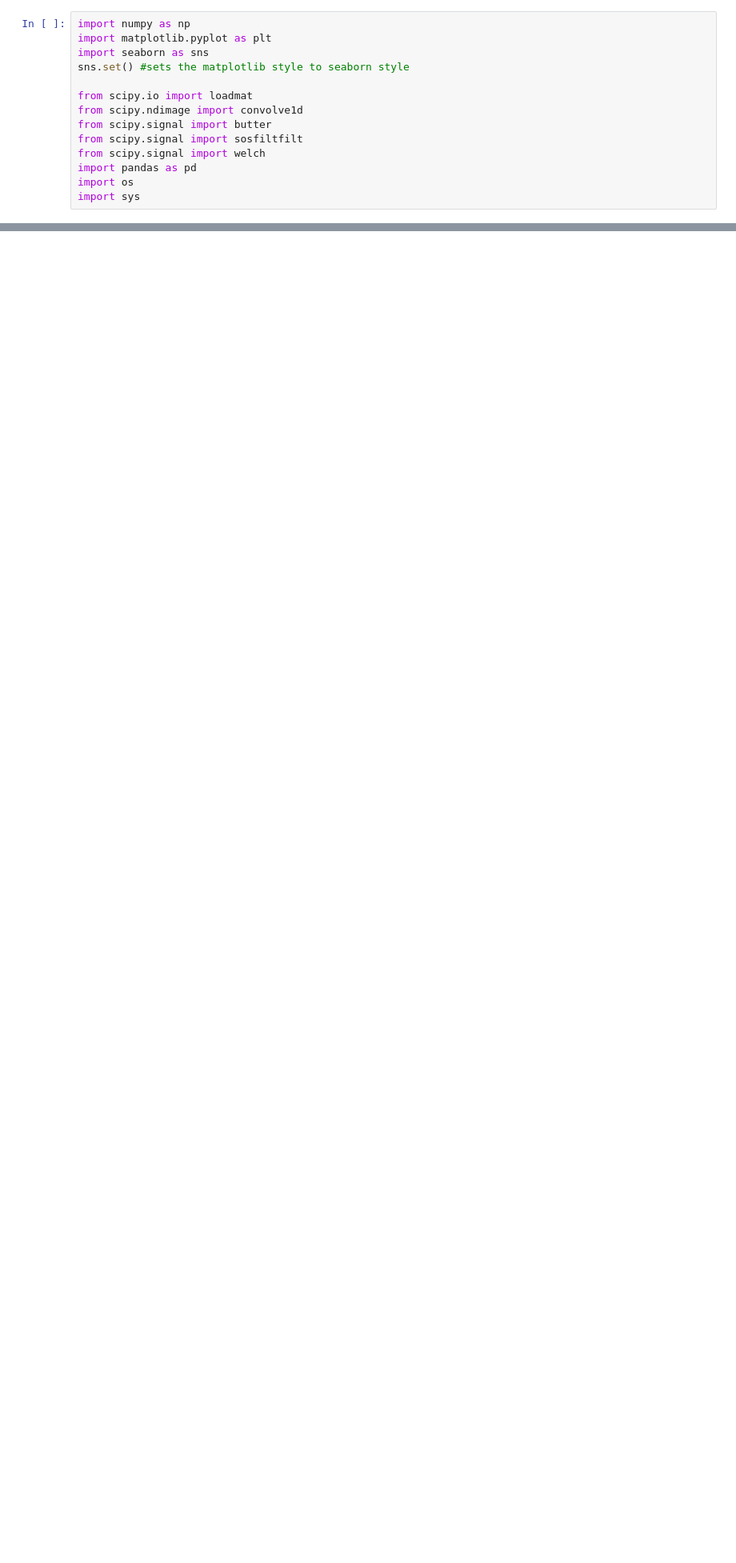
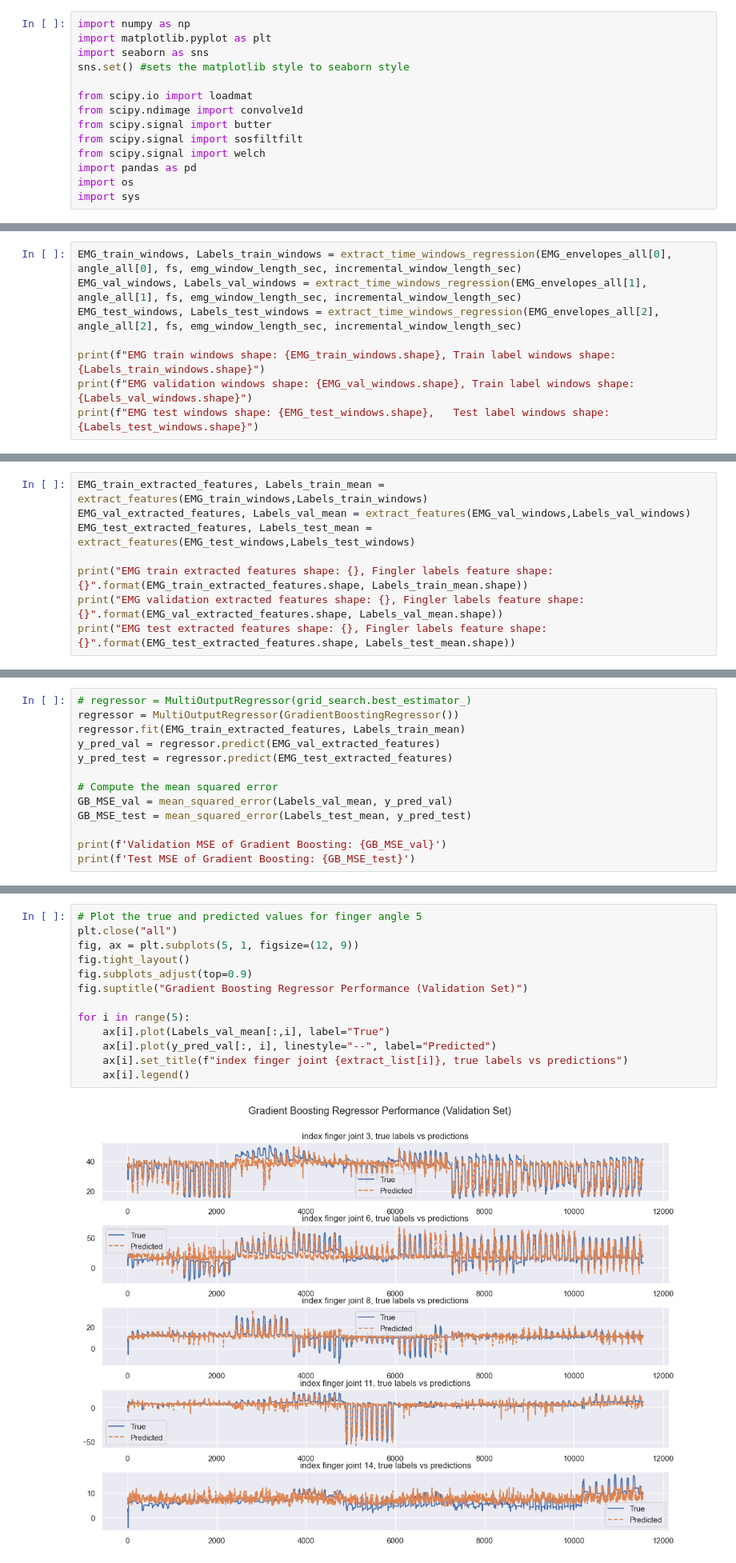
Before and after one commit to YuanshengZhou309/NSSP_Project2, a Jupyter notebook: Miniproject2_Part3.ipynb, the cells around one changed output, grey strips where cells are left out. Shown at 80% size. Drawn from its saved outputs; the diff is of its cells as text; blank space fills up the shorter version.

```diff
--- a/Miniproject2_Part3.ipynb
+++ b/Miniproject2_Part3.ipynb
@@ -431,0 +156,8 @@ To evaluate stability, you can compute performance metrics for each finger angle
+# %%
+EMG_train_windows, Labels_train_windows = extract_time_windows_regression(EMG_envelopes_all[0], angle_all[0], fs, emg_window_length_sec, incremental_window_length_sec)
+EMG_val_windows, Labels_val_windows = extract_time_windows_regression(EMG_envelopes_all[1], angle_all[1], fs, emg_window_length_sec, incremental_window_length_sec)
+EMG_test_windows, Labels_test_windows = extract_time_windows_regression(EMG_envelopes_all[2], angle_all[2], fs, emg_window_length_sec, incremental_window_length_sec)
+
+print(f"EMG train windows shape: {EMG_train_windows.shape}, Train label windows shape: {Labels_train_windows.shape}")
+print(f"EMG validation windows shape: {EMG_val_windows.shape}, Train label windows shape: {Labels_val_windows.shape}")
+print(f"EMG test windows shape: {EMG_test_windows.shape},   Test label windows shape: {Labels_test_windows.shape}")
@@ -431,0 +190,8 @@ To evaluate stability, you can compute performance metrics for each finger angle
+# %%
+EMG_train_extracted_features, Labels_train_mean = extract_features(EMG_train_windows,Labels_train_windows)
+EMG_val_extracted_features, Labels_val_mean = extract_features(EMG_val_windows,Labels_val_windows)
+EMG_test_extracted_features, Labels_test_mean = extract_features(EMG_test_windows,Labels_test_windows)
+
+print("EMG train extracted features shape: {}, Fingler labels feature shape:{}".format(EMG_train_extracted_features.shape, Labels_train_mean.shape))
+print("EMG validation extracted features shape: {}, Fingler labels feature shape:{}".format(EMG_val_extracted_features.shape, Labels_val_mean.shape))
+print("EMG test extracted features shape: {}, Fingler labels feature shape:{}".format(EMG_test_extracted_features.shape, Labels_test_mean.shape))
@@ -431,0 +271,13 @@ To evaluate stability, you can compute performance metrics for each finger angle
+# %%
+# regressor = MultiOutputRegressor(grid_search.best_estimator_)
+regressor = MultiOutputRegressor(GradientBoostingRegressor())
+regressor.fit(EMG_train_extracted_features, Labels_train_mean)
+y_pred_val = regressor.predict(EMG_val_extracted_features)
+y_pred_test = regressor.predict(EMG_test_extracted_features)
+
+# Compute the mean squared error
+GB_MSE_val = mean_squared_error(Labels_val_mean, y_pred_val)
+GB_MSE_test = mean_squared_error(Labels_test_mean, y_pred_test)
+
+print(f'Validation MSE of Gradient Boosting: {GB_MSE_val}')
+print(f'Test MSE of Gradient Boosting: {GB_MSE_test}')
@@ -431,0 +287,15 @@ To evaluate stability, you can compute performance metrics for each finger angle
+# %%
+# Plot the true and predicted values for finger angle 5
+plt.close("all")
+fig, ax = plt.subplots(5, 1, figsize=(12, 9))
+fig.tight_layout()
+fig.subplots_adjust(top=0.9)
+fig.suptitle("Gradient Boosting Regressor Performance (Validation Set)")
+
+for i in range(5):
+    ax[i].plot(Labels_val_mean[:,i], label="True")
+    ax[i].plot(y_pred_val[:, i], linestyle="--", label="Predicted")
+    ax[i].set_title(f"index finger joint {extract_list[i]}, true labels vs predictions")
+    ax[i].legend()
+# %% [output]
+[figure, added]
```
Also changed, not shown: parts of 44 cells of this notebook, 2 other files.
